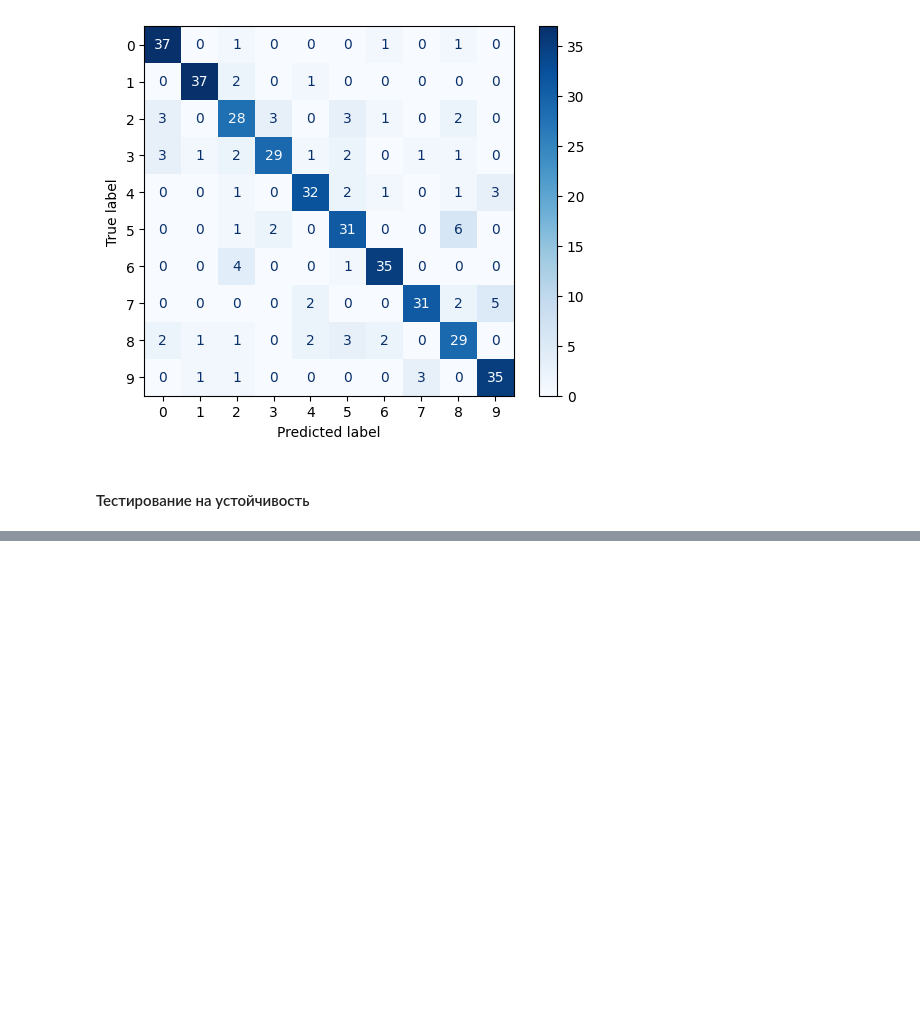
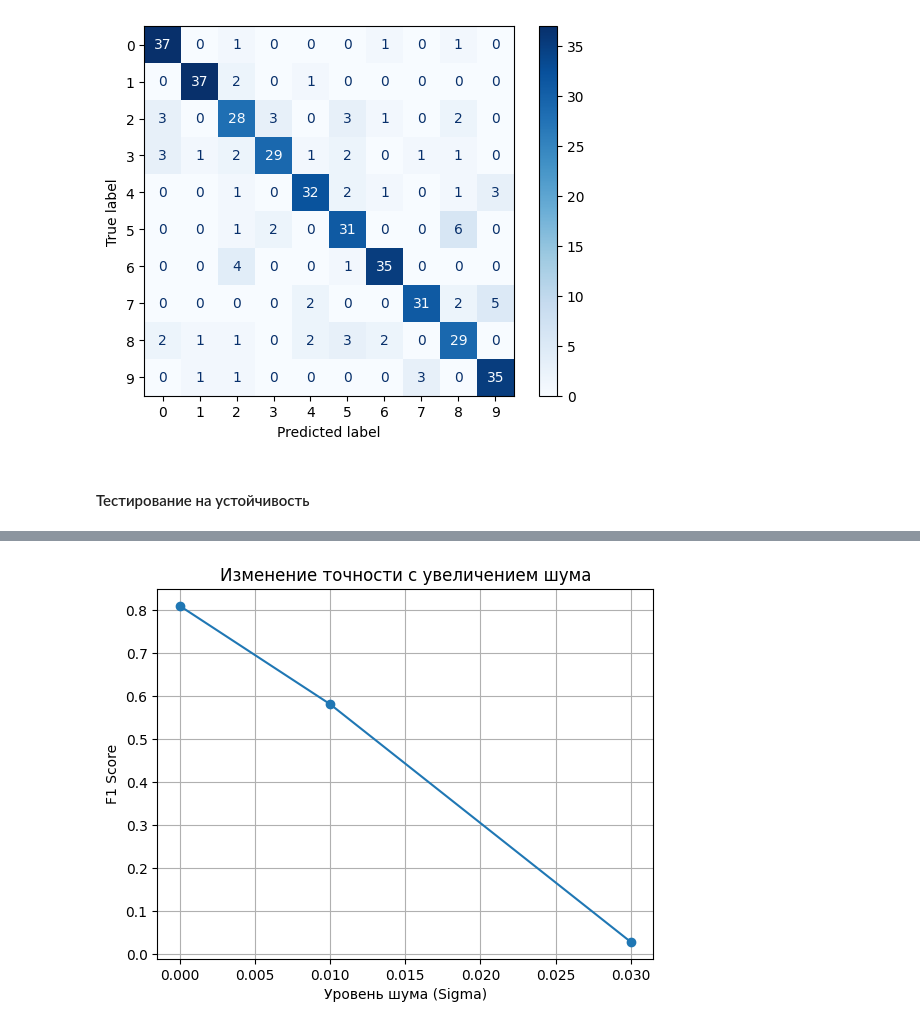
Before and after one commit to KnightKotOR/topology-mnist3d, a Jupyter notebook: feature-extraction/cubical_complex_pipeline.ipynb, the cells around one changed output, grey strips where cells are left out. Cells and saved outputs as stored; diff of their text form; code cells hidden in the pictures; blank space fills up the shorter version.

```diff
--- a/feature-extraction/cubical_complex_pipeline.ipynb
+++ b/feature-extraction/cubical_complex_pipeline.ipynb
@@ -467,7 +514,9 @@ NotFittedError: This Binarizer instance is not fitted yet. Call 'fit' with appro
 # %%
-plt.plot(sigmas[:-1], f1_scores, marker='o')
+plt.plot(sigmas, f1_scores, marker='o')
 plt.xlabel("Уровень шума (Sigma)")
 plt.ylabel("F1 Score")
 plt.title("Изменение точности с увеличением шума")
 plt.grid(True)
 plt.show()
+# %% [output]
+[figure, added]
```
Also changed, not shown: parts of 13 cells of this notebook, 1 other file.
